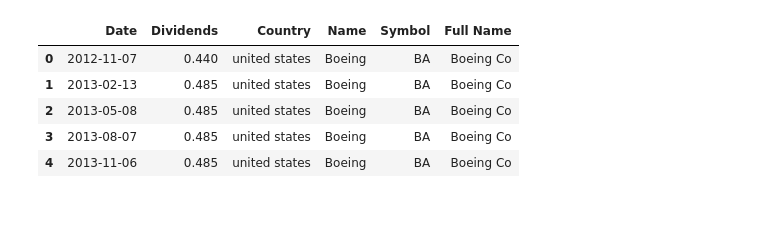
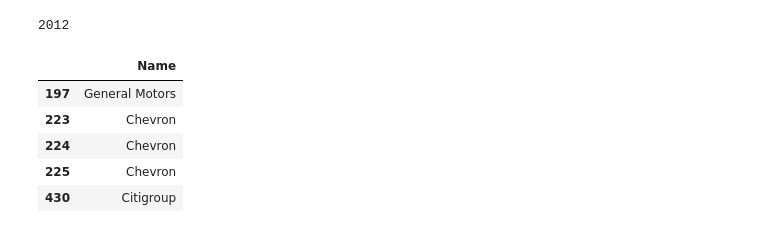
Before and after one commit to alpha2phi-platform/alphalib, a Jupyter notebook: 02_fa_analysis.ipynb, the cells around one changed output. Cells and saved outputs as stored; diff of their text form; code cells hidden in the pictures.

Commit message:
feat: wip stock dataset

```diff
--- a/02_fa_analysis.ipynb
+++ b/02_fa_analysis.ipynb
@@ -40,11 +40,16 @@ stock_financials.head()
 | 3 | 81490000000 | united states | 2018-12-31 | NaN | 11843000000 | NaN | ... |
 | 4 | 108925000000 | united states | 2021-12-31 | NaN | 11434000000 | NaN | ... |
 # %%
-stock_dividends.head()
+import datetime
+
+print(datetime.datetime.now().year - 10)
+
+stock_dividends[["Name"]][pd.DatetimeIndex(stock_dividends["Date"]).year == 2022].head()
 # %% [output]
+2012
-|  | Date | Dividends | Country | Name | Symbol | Full Name |
-| 0 | 2012-11-07 | 0.440 | united states | Boeing | BA | Boeing Co |
-| 1 | 2013-02-13 | 0.485 | united states | Boeing | BA | Boeing Co |
-| 2 | 2013-05-08 | 0.485 | united states | Boeing | BA | Boeing Co |
-| 3 | 2013-08-07 | 0.485 | united states | Boeing | BA | Boeing Co |
-| 4 | 2013-11-06 | 0.485 | united states | Boeing | BA | Boeing Co |
+|  | Name |
+| 197 | General Motors |
+| 223 | Chevron |
+| 224 | Chevron |
+| 225 | Chevron |
+| 430 | Citigroup |
```
Also changed, not shown: parts of 2 cells of this notebook, 3 other files.
